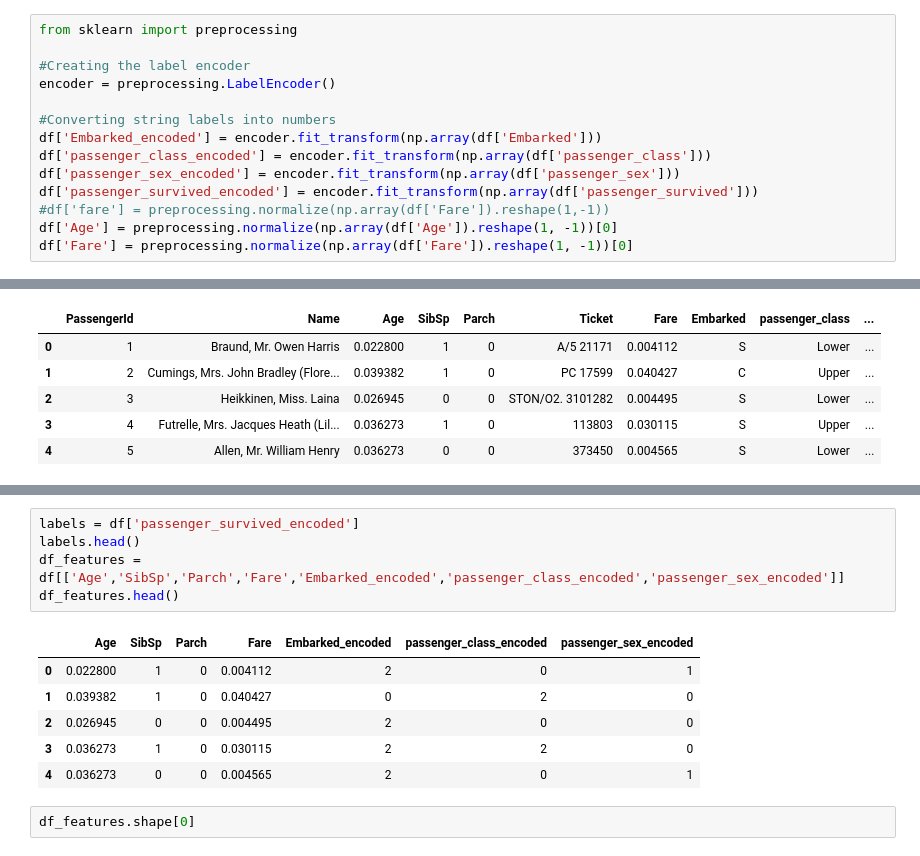
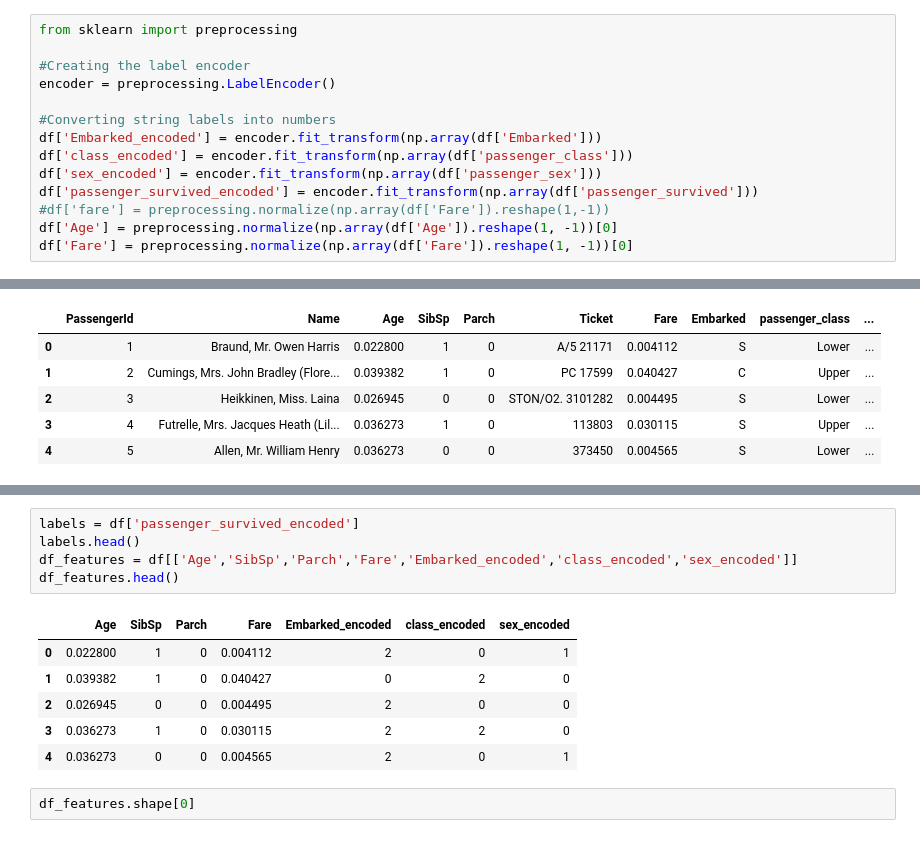
Before and after one commit to Tepi994/Statistical-Learning1, a Jupyter notebook: titanic_dataset/Titanic_Ensemble_Learning.ipynb, the cells around one changed output, grey strips where cells are left out. Drawn from its saved outputs; the diff is of its cells as text.

```diff
--- a/titanic_dataset/Titanic_Ensemble_Learning.ipynb
+++ b/titanic_dataset/Titanic_Ensemble_Learning.ipynb
@@ -114,8 +117,8 @@ encoder = preprocessing.LabelEncoder()
 
 #Converting string labels into numbers
 df['Embarked_encoded'] = encoder.fit_transform(np.array(df['Embarked']))
-df['passenger_class_encoded'] = encoder.fit_transform(np.array(df['passenger_class']))
-df['passenger_sex_encoded'] = encoder.fit_transform(np.array(df['passenger_sex']))
+df['class_encoded'] = encoder.fit_transform(np.array(df['passenger_class']))
+df['sex_encoded'] = encoder.fit_transform(np.array(df['passenger_sex']))
 df['passenger_survived_encoded'] = encoder.fit_transform(np.array(df['passenger_survived']))
 #df['fare'] = preprocessing.normalize(np.array(df['Fare']).reshape(1,-1))
 df['Age'] = preprocessing.normalize(np.array(df['Age']).reshape(1, -1))[0]
@@ -132,10 +144,10 @@ df.head()
 # %%
 labels = df['passenger_survived_encoded']
 labels.head()
-df_features = df[['Age','SibSp','Parch','Fare','Embarked_encoded','passenger_class_encoded','passenger_sex_encoded']]
+df_features = df[['Age','SibSp','Parch','Fare','Embarked_encoded','class_encoded','sex_encoded']]
 df_features.head()
 # %% [output]
-|  | Age | SibSp | Parch | Fare | Embarked_encoded | passenger_class_encoded | passenger_sex_encoded |
+|  | Age | SibSp | Parch | Fare | Embarked_encoded | class_encoded | sex_encoded |
 | 0 | 0.022800 | 1 | 0 | 0.004112 | 2 | 0 | 1 |
 | 1 | 0.039382 | 1 | 0 | 0.040427 | 0 | 2 | 0 |
 | 2 | 0.026945 | 0 | 0 | 0.004495 | 2 | 0 | 0 |
```
Also changed, not shown: parts of 13 cells of this notebook.
